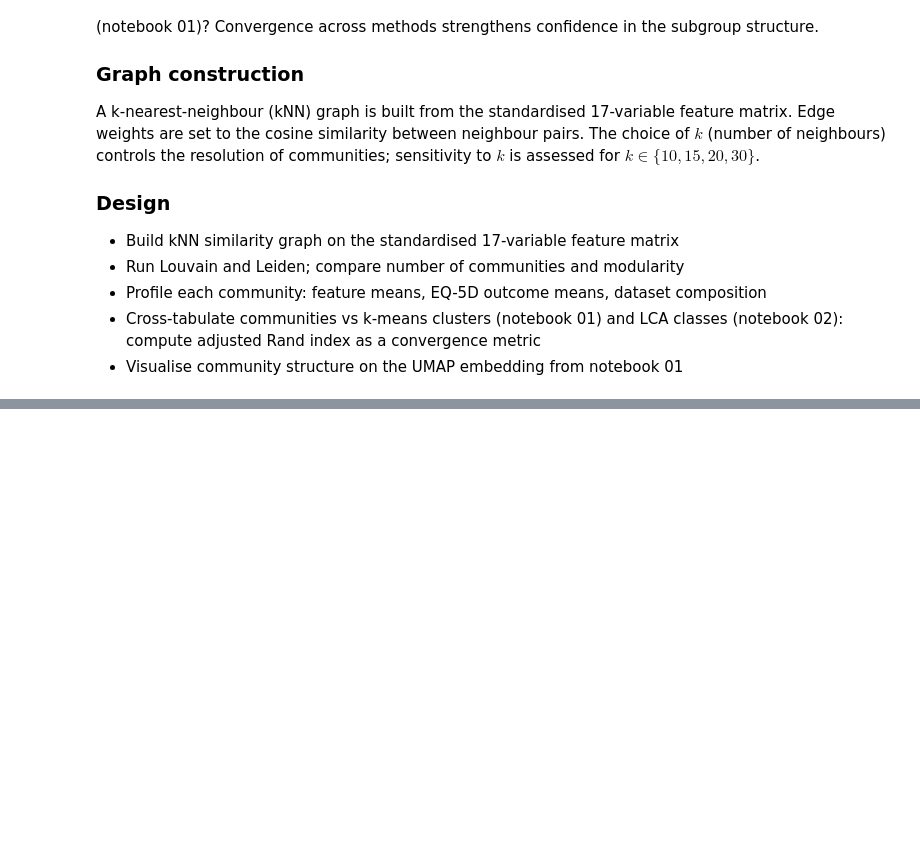
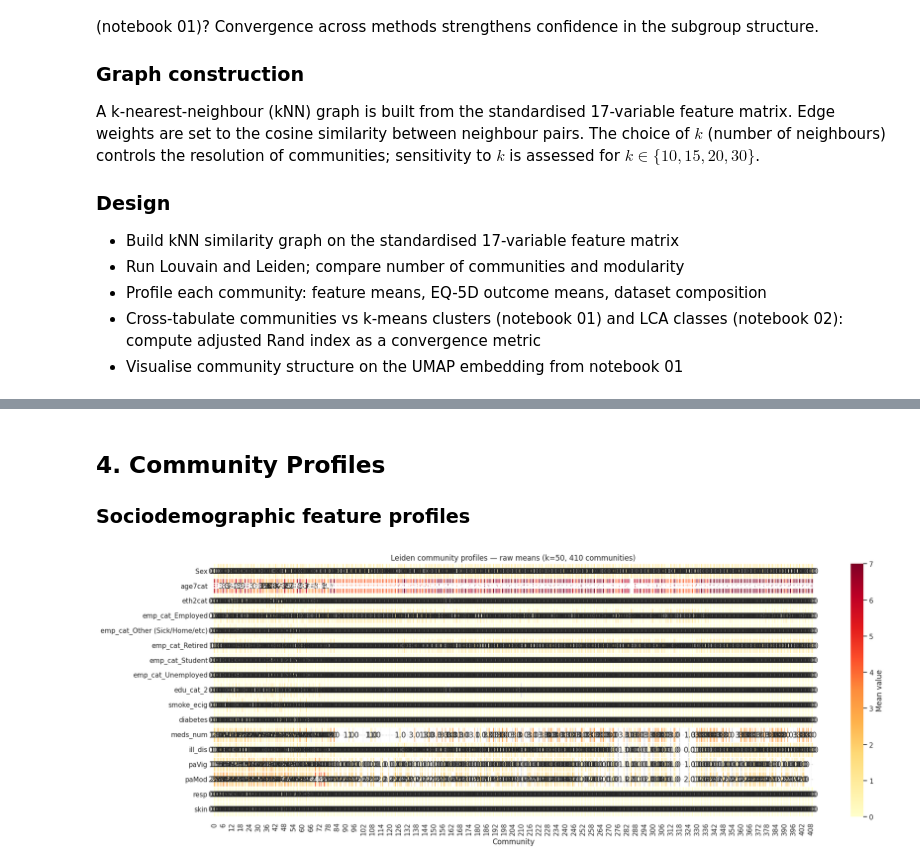
Before and after one commit to LuisGiraldo86/EuroQoL, a Jupyter notebook: notebooks/clustering/03-community_detection.ipynb, the cells around one changed output, grey strips where cells are left out. Drawn from its saved outputs; the diff is of its cells as text; code cells hidden in the pictures; blank space fills up the shorter version.

Commit message:
community detection first attempt

```diff
--- a/notebooks/clustering/03-community_detection.ipynb
+++ b/notebooks/clustering/03-community_detection.ipynb
@@ -86,0 +103,23 @@ print(f'Feature set ({len(FEATURES)}): {FEATURES}')
+# %%
+KEEP_DATASETS = ['DAPHNIE 2024', 'HSE 2017', 'HSE 2018']
+df_r = df[df['dataset'].isin(KEEP_DATASETS)].copy().reset_index(drop=True)
+
+print('Restricted dataset:')
+print(df_r['dataset'].value_counts().to_string())
+print(f'\nTotal: {len(df_r):,} rows')
+
+# Gower distance = Manhattan distance / n_features on range-normalised data.
+# Range normalisation maps every feature to [0, 1] on its own scale, so binary
+# variables contribute 0 or 1, ordinal variables contribute a proportional rank
+# difference, and no feature dominates due to scale differences.
+imputer = SimpleImputer(strategy='median')
+X_imp   = imputer.fit_transform(df_r[ALL_FEATURES])
+
+col_min   = X_imp.min(axis=0)
+col_range = X_imp.max(axis=0) - col_min
+col_range = np.where(col_range > 0, col_range, 1.0)  # guard constant features
+
+X_gower = (X_imp - col_min) / col_range  # all features in [0, 1]
+N_FEAT  = X_gower.shape[1]
+
+print(f'Preprocessed matrix: {X_gower.shape}  (all features in [0, 1])')
@@ -86,0 +345,26 @@ print(f'Feature set ({len(FEATURES)}): {FEATURES}')
+# %% [markdown]
+## 4. Community Profiles
+
+### Sociodemographic feature profiles
+# %%
+OUTCOMES = ['MO5L', 'SC5L', 'UA5L', 'PD5L', 'AD5L', 'EQ_index', 'LSS_rs', 'srh']
+OUTCOMES = [o for o in OUTCOMES if o in df_r.columns]
+
+profile_raw = df_r.groupby('community')[ALL_FEATURES].mean()
+profile_z   = (profile_raw - profile_raw.mean()) / profile_raw.std().replace(0, 1)
+
+W = min(max(8, N_COMM * 1.4), 20)  # cap width to avoid memory overload
+# %%
+K_FINAL = 50
+# Figure 1: raw means with annotations
+fig, ax = plt.subplots(figsize=(W, 7))
+sns.heatmap(profile_raw.T, ax=ax, cmap='YlOrRd', annot=True, fmt='.1f',
+            linewidths=0.3, cbar_kws={'label': 'Mean value'})
+ax.set_title(f'Leiden community profiles — raw means (k={K_FINAL}, {N_COMM} communities)')
+ax.set_xlabel('Community')
+plt.tight_layout()
+plt.savefig(PLOTS_PATH / 'community_feature_profiles_raw.png', dpi=100, bbox_inches='tight')
+plt.show()
+plt.close()
+# %% [output]
+[figure, added]
```
Also changed, not shown: parts of 22 cells of this notebook.
